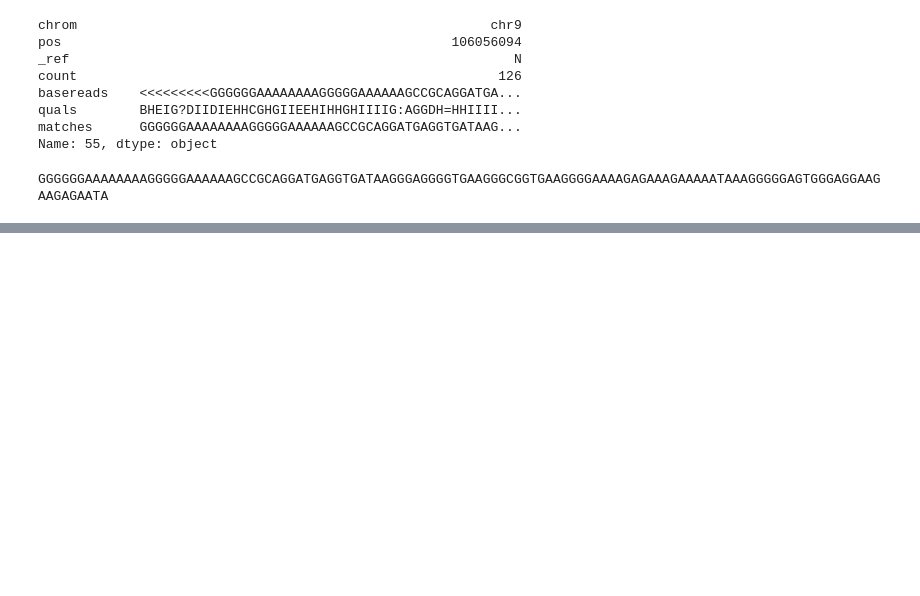
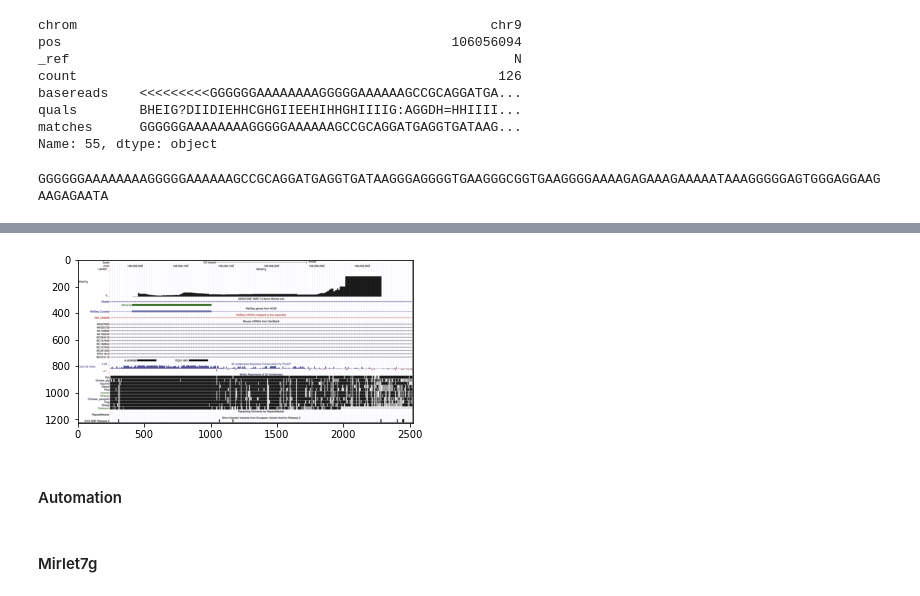
Before and after one commit to jigsaw-snu/bioinfo101, a Jupyter notebook: week11/prj3.ipynb, the cells around one changed output, grey strips where cells are left out. Drawn from its saved outputs; the diff is of its cells as text; code cells hidden in the pictures; blank space fills up the shorter version.

Commit message:
finishing week11 tutoral. trying automation

```diff
--- a/week11/prj3.ipynb
+++ b/week11/prj3.ipynb
@@ -176,0 +239,14 @@ list('aaaaccccbbbb')
+# %%
+# show UCSC browser screenshot
+# code ref : https://stackoverflow.com/questions/35286540/display-an-image-with-python
+
+import matplotlib.image as mpimg
+import matplotlib.pyplot as plt
+
+img = mpimg.imread('./../data/binfo1-datapack1/let7g_ucsc_screenshot.png')
+imgplot = plt.imshow(img)
+plt.show()
+# %% [output]
+[figure, added]
+# %% [markdown]
+#### Automation
@@ -176,0 +257,2 @@ list('aaaaccccbbbb')
+# %% [markdown]
+#### Mirlet7g
```
Also changed, not shown: parts of 15 cells of this notebook.
